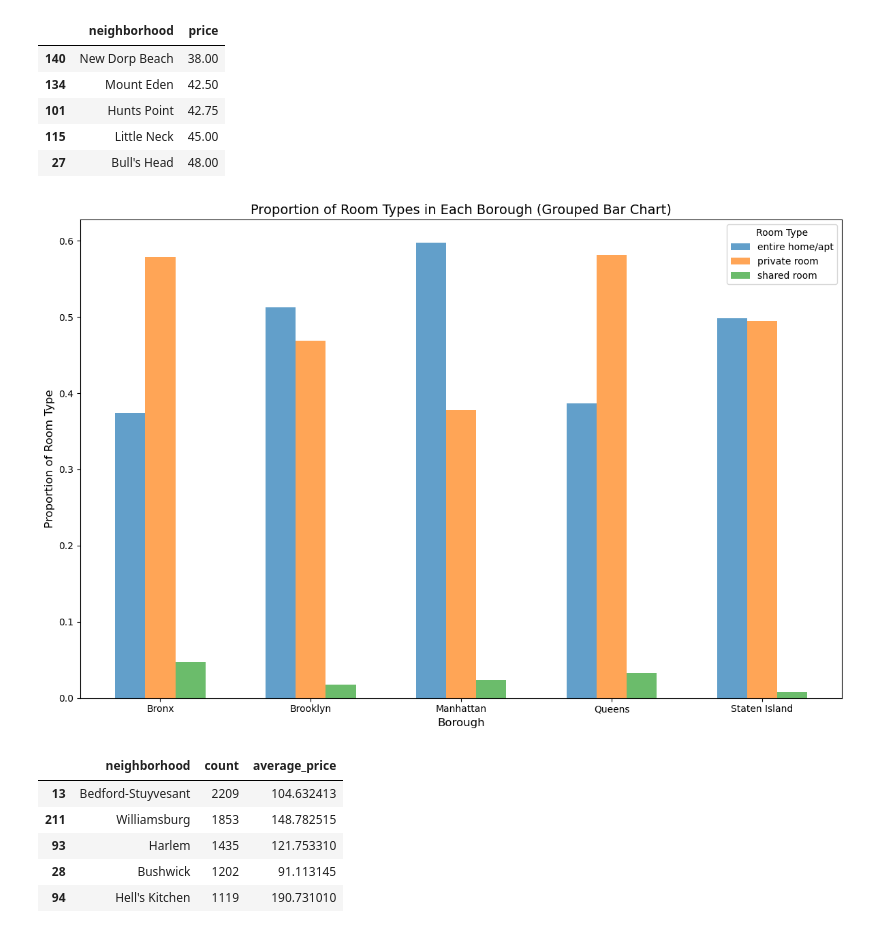
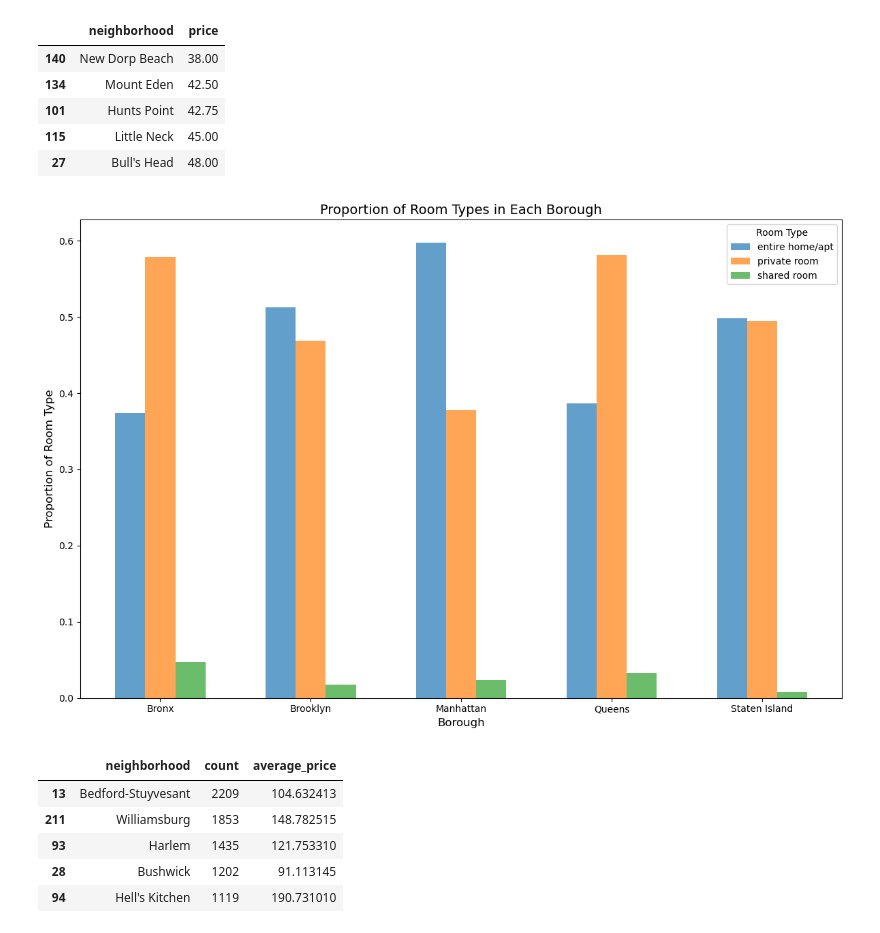
Before and after one commit to Olami2596/airbnb, a Jupyter notebook: untitled.ipynb, the cells around one changed output. Drawn from its saved outputs; the diff is of its cells as text; code cells hidden in the pictures.

```diff
--- a/untitled.ipynb
+++ b/untitled.ipynb
@@ -209,35 +209,35 @@ room_type_proportions = room_type_proportions.merge(total_per_borough, on='borou
 room_type_proportions['proportion'] = room_type_proportions['count'] / room_type_proportions['total']
 
 # Creating a grouped bar chart
 plt.figure(figsize=(12, 8))
 
 # Iterate over unique room types to plot grouped bars
 room_types = room_type_proportions['room_type'].unique()
 x_indexes = range(len(room_type_proportions['borough'].unique()))
 width = 0.2  # Width of each bar
 
 for i, room_type in enumerate(room_types):
     subset = room_type_proportions[room_type_proportions['room_type'] == room_type]
     plt.bar(
         [x + i * width for x in x_indexes],
         subset['proportion'],
         width=width,
         label=room_type,
         alpha=0.7
     )
 
 # Set labels and title
 plt.xlabel('Borough', fontsize=12)
 plt.ylabel('Proportion of Room Type', fontsize=12)
-plt.title('Proportion of Room Types in Each Borough (Grouped Bar Chart)', fontsize=14)
+plt.title('Proportion of Room Types in Each Borough', fontsize=14)
 plt.xticks([x + (len(room_types) - 1) * width / 2 for x in x_indexes], room_type_proportions['borough'].unique())
 plt.legend(title='Room Type')
 plt.tight_layout()
 
 # Display the chart
 plt.show()
 # %% [output]
-[figure, old version]
+[figure, new version]
 # %%
 # Calculate the number of listings per neighborhood
 listings_per_neighborhood = df_copy.groupby('neighborhood').size().reset_index(name='count')
```
Also changed, not shown: parts of 2 cells of this notebook.
